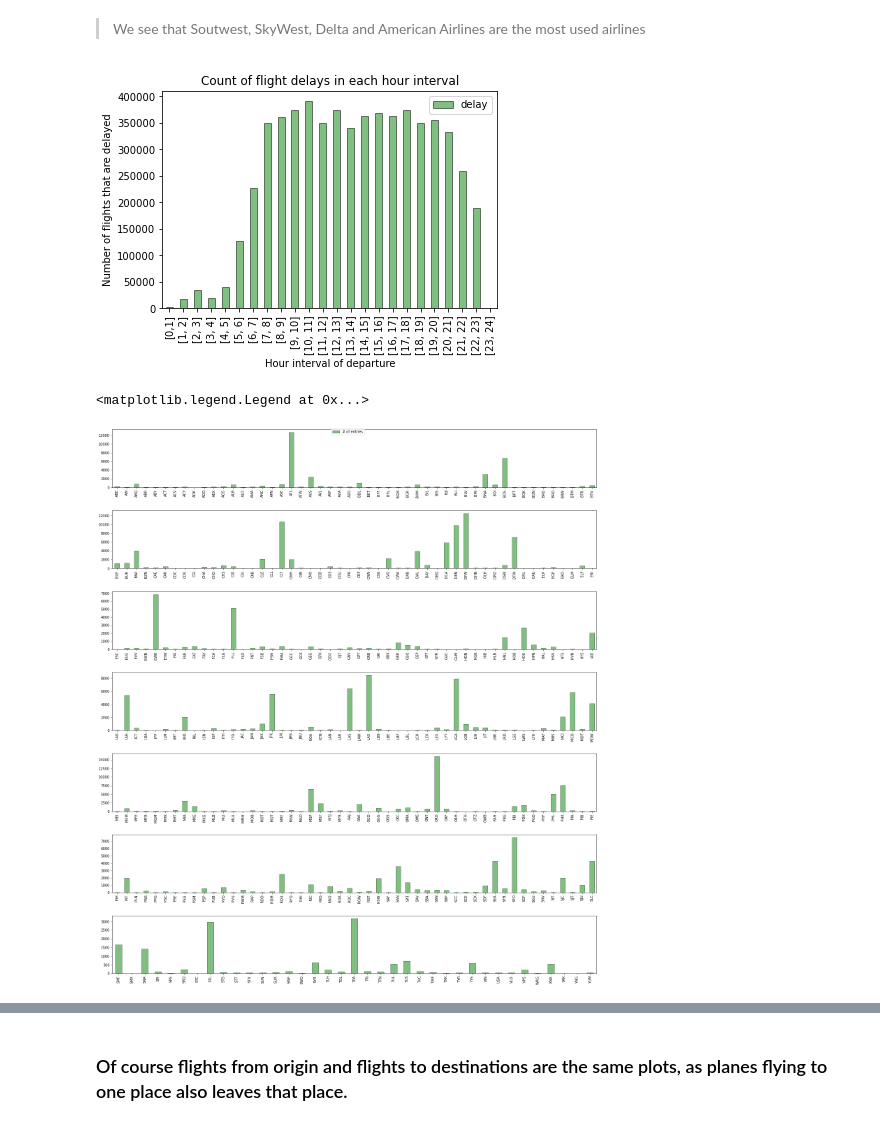
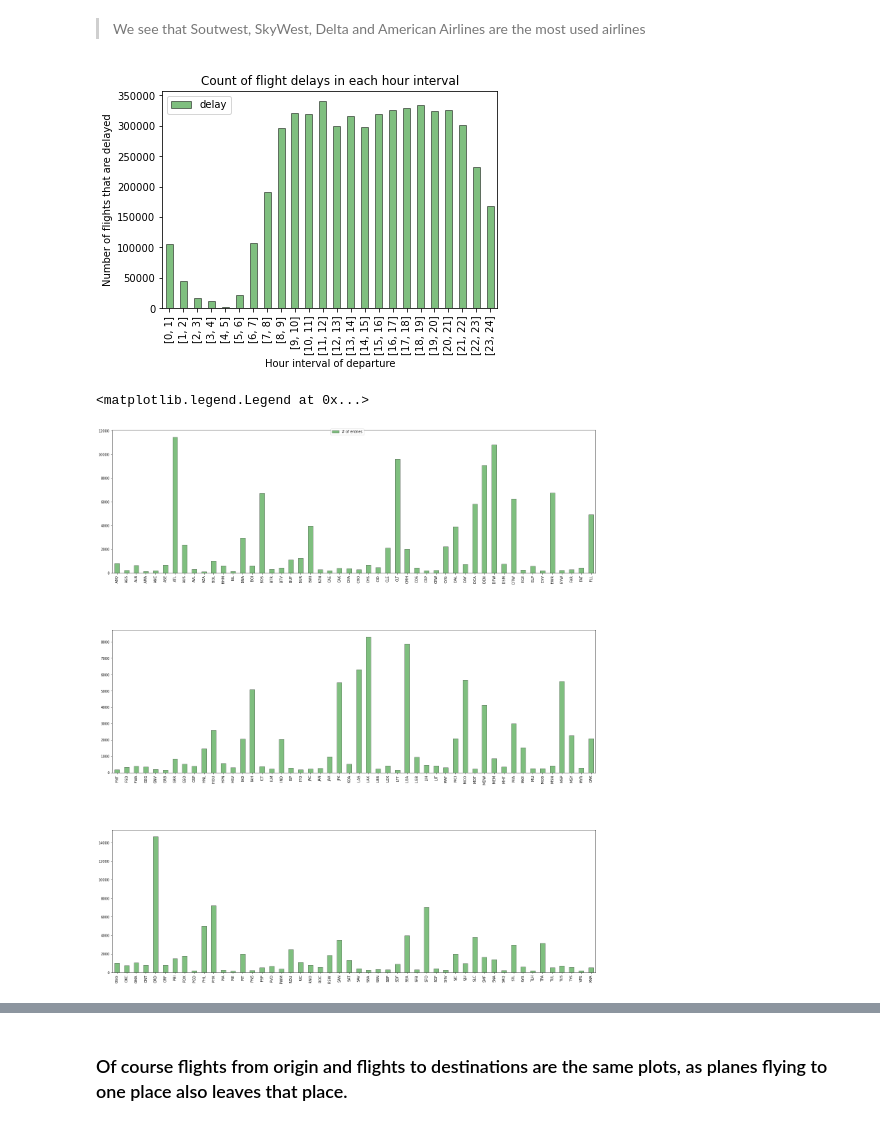
Before and after one commit to JCRL21/ModelML_project, a Jupyter notebook: exploratory.ipynb, the cells around one changed output, grey strips where cells are left out. Saved outputs shown, nothing was run; the diff lists cells and outputs as text; code cells hidden in the pictures.

```diff
--- a/exploratory.ipynb
+++ b/exploratory.ipynb
@@ -54,12 +53,10 @@ plt.ylabel('Count');
 > We see that Soutwest, SkyWest, Delta and American Airlines are the most used airlines
 # %%
 delays = df[['CARRIER_DELAY', 'DEP_TIME']].loc['2018-01-01':'2018-04-01']
-delays['DEP_TIME'] = delays['DEP_TIME'].astype(int)
-delays['DEP_TIME'] = pd.to_datetime(delays['DEP_TIME'], format="%H", exact = False).dt.hour # Convert to the hour we are in
 
 # Group by delays
-labels=["[0,1]", "[1, 2]", "[2, 3]", "[3, 4]", "[4, 5]", "[5, 6]",  "[6, 7]", "[7, 8]", "[8, 9]", "[9, 10]", "[10, 11]", "[11, 12]", "[12, 13]", "[13, 14]", "[14, 15]", "[15, 16]", "[16, 17]", "[17, 18]", "[18, 19]", "[19, 20]", "[20, 21]", "[21, 22]", "[22, 23]", "[23, 24]"] # labels
-bins= np.arange(1,26) # intervals
+labels=["[0, 1]", "[1, 2]", "[2, 3]", "[3, 4]", "[4, 5]", "[5, 6]",  "[6, 7]", "[7, 8]", "[8, 9]", "[9, 10]", "[10, 11]", "[11, 12]", "[12, 13]", "[13, 14]", "[14, 15]", "[15, 16]", "[16, 17]", "[17, 18]", "[18, 19]", "[19, 20]", "[20, 21]", "[21, 22]", "[22, 23]", "[23, 24]"] # labels
+bins= np.arange(0,25) # intervals
 X_dep = delays.copy() # Copy data frame
 X_cut = pd.cut(delays['DEP_TIME'], bins=bins, labels=labels, right=False) # cut dataframe
 X_dep['dep_group'] = X_cut # Add temp_group
@@ -89,4 +86,4 @@ ax.set_xlabel('Hour interval of departure')
 ax.set_ylabel('Number of flights that are delayed')
 ax.set_title('Count of flight delays in each hour interval');
 # %% [output]
-[figure, old version]
+[figure, new version]
@@ -149,42 +91,35 @@ for i in range(len(delays['DEP_TIME'])):
 # Number of flights from origin
 df_orig = df.filter(regex='ORIGIN')
 df_orig = df_orig.sum()
 
 # Get labels
 labs = []
 lst_idx = list(df_orig.index)
 for i in range(len(lst_idx)):
     labs.append(lst_idx[i].replace('ORIGIN_', ''))
 
 # Set labels as index
 
-fig, ax = plt.subplots(nrows=7, ncols=1, figsize=(20,20))
+fig, ax = plt.subplots(nrows=3, ncols=1, figsize=(20,20))
 fig.tight_layout()
 # set the spacing between subplots
 plt.subplots_adjust(top = 1.1,
                     hspace=0.4)
 
 ax = ax.ravel()
 df_orig = df_orig.set_axis(labs)
 df_orig[:50].plot.bar(color='green', alpha=0.5, edgecolor='black', rot=90, label='# of entries', ax=ax[0])
 
 df_orig[50:100].plot.bar(color='green', alpha=0.5, edgecolor='black', rot=90, label='# of entries', ax=ax[1])
 
 df_orig[100:150].plot.bar(color='green', alpha=0.5, edgecolor='black', rot=90, label='# of entries', ax=ax[2])
 
-df_orig[150:200].plot.bar(color='green', alpha=0.5, edgecolor='black', rot=90, label='# of entries', ax=ax[3])
-
-df_orig[200:250].plot.bar(color='green', alpha=0.5, edgecolor='black', rot=90, label='# of entries', ax=ax[4])
-
-df_orig[250:300].plot.bar(color='green', alpha=0.5, edgecolor='black', rot=90, label='# of entries', ax=ax[5])
-
-df_orig[300:350].plot.bar(color='green', alpha=0.5, edgecolor='black', rot=90, label='# of entries', ax=ax[6])
 
 handles, labels = ax[0].get_legend_handles_labels()
 fig.legend(handles, labels, loc='upper center')
 # %% [output]
 <matplotlib.legend.Legend at 0x...>
-[figure, old version]
+[figure, new version]
 # %%
 # Number of flights to destination
 df_dest = df.filter(regex='DEST')
```
Also changed, not shown: parts of 6 cells of this notebook, 1 other file.
